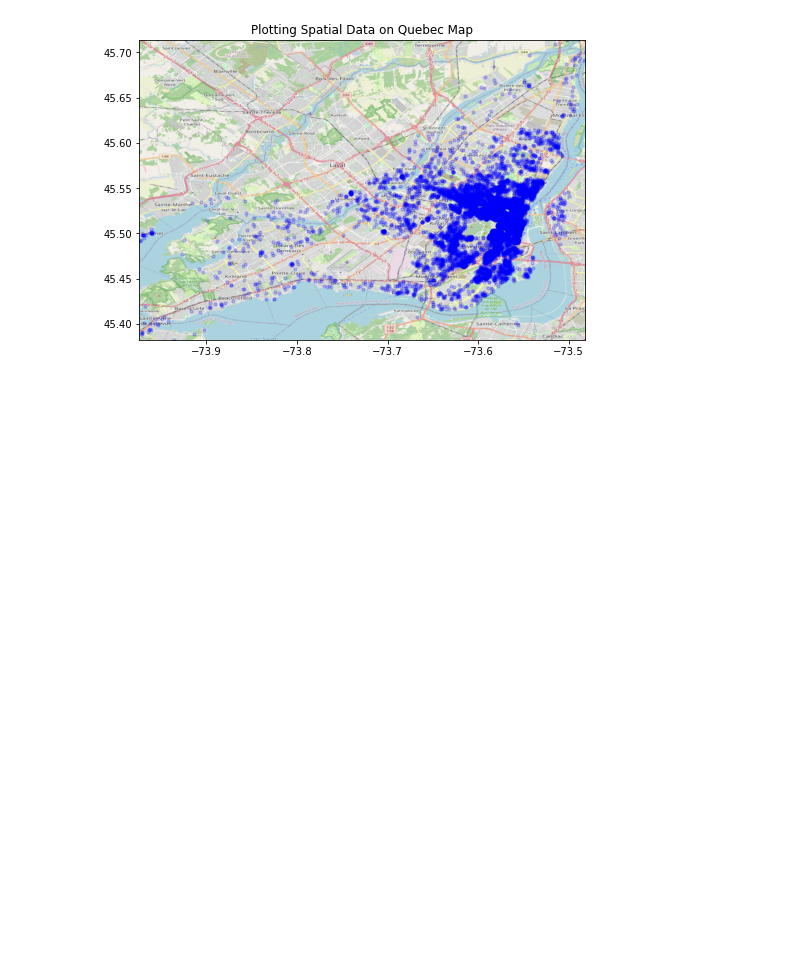
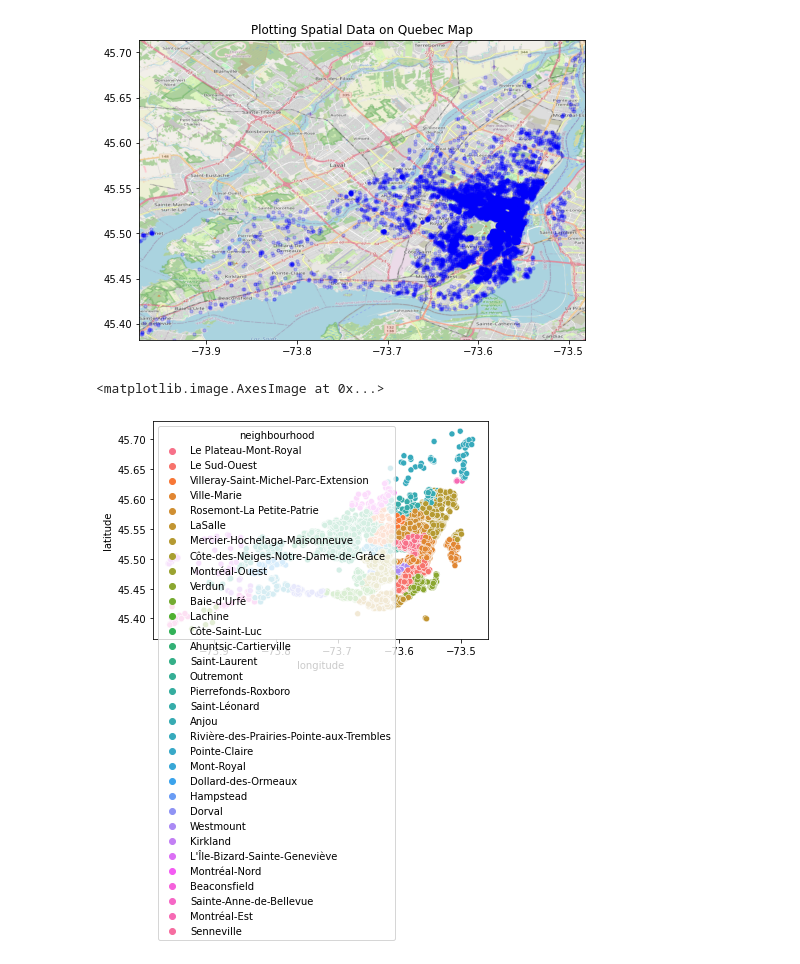
Before and after one commit to alyazidView/tourists, a Jupyter notebook: src/alyazidView.ipynb, the cells around one changed output. Drawn from its saved outputs; the diff is of its cells as text; code cells hidden in the pictures; blank space fills up the shorter version.

```diff
--- a/src/alyazidView.ipynb
+++ b/src/alyazidView.ipynb
@@ -41,6 +41,15 @@ ax.imshow(ruh_m, zorder=0, extent = BBox, aspect= 'equal')
 # %% [output]
 <matplotlib.image.AxesImage at 0x...>
 [figure]
+# %%
+sns.scatterplot(x='longitude',y= 'latitude', hue='neighbourhood',data=df)
+ax.set_title('Plotting Spatial Data on Quebec Map')
+ax.set_xlim(BBox[0],BBox[1])
+ax.set_ylim(BBox[2],BBox[3])
+ax.imshow(ruh_m, zorder=0, extent = BBox, aspect= 'equal')
+# %% [output]
+<matplotlib.image.AxesImage at 0x...>
+[figure, added]
 # %%
 # Make a correlation heatmap
 df.corr().style.background_gradient(cmap='coolwarm')
```
